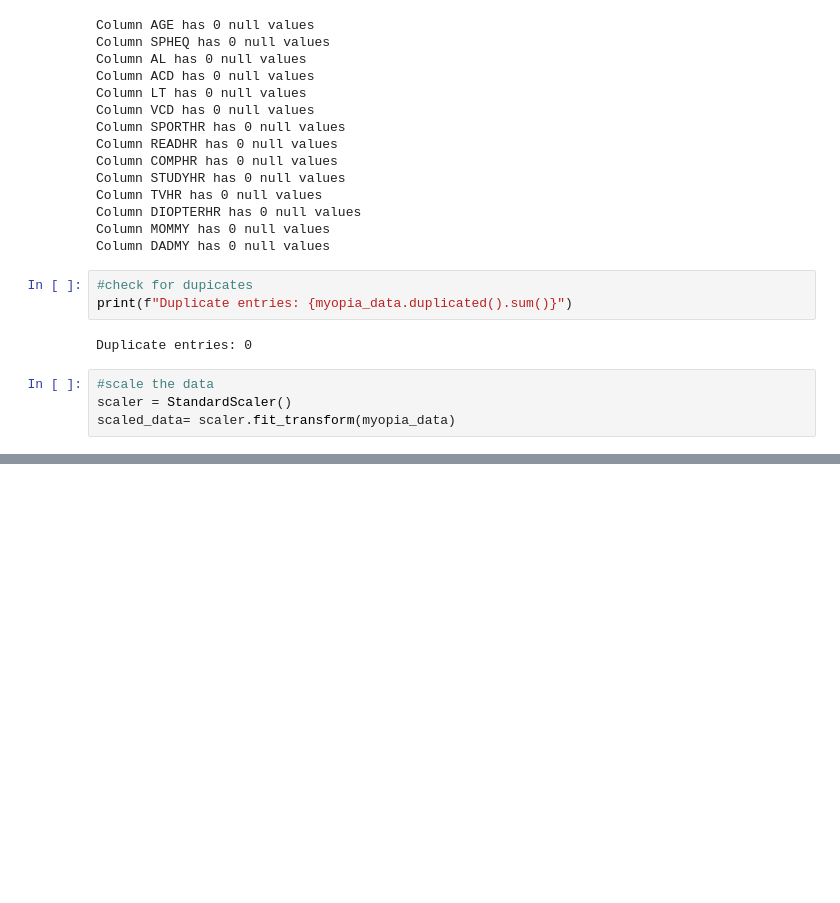
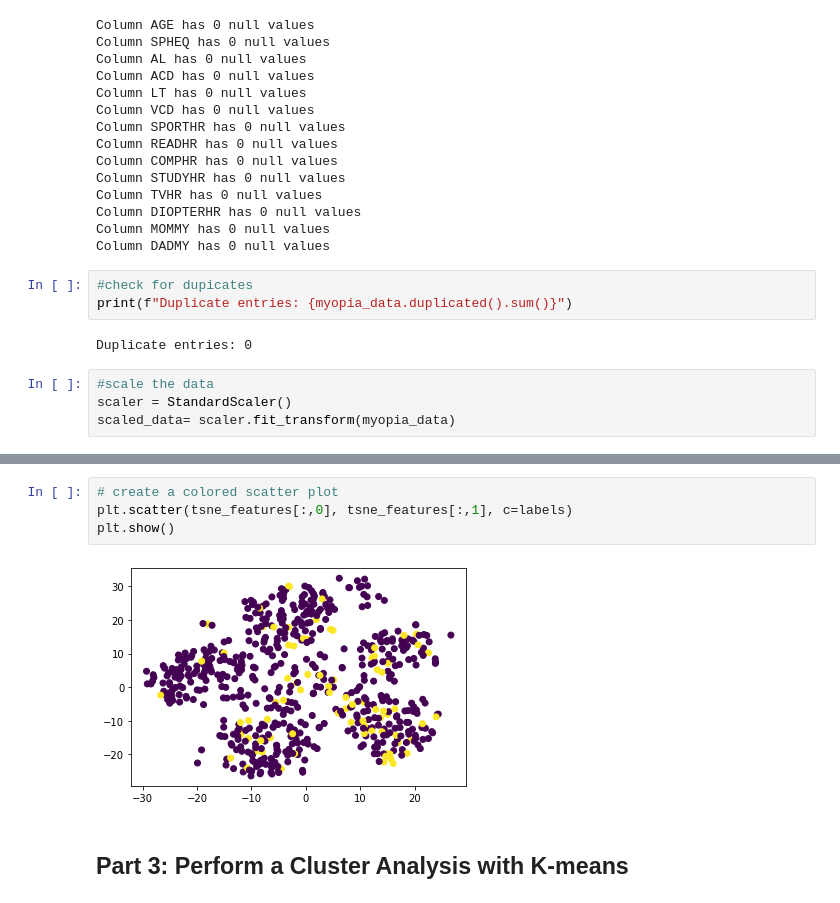
Before and after one commit to 17sarahstoffel/myopia_clusters, a Jupyter notebook: myopia.ipynb, the cells around one changed output, grey strips where cells are left out. Cells and saved outputs as stored; diff of their text form; blank space fills up the shorter version.

Commit message:
Part 2 complete

```diff
--- a/myopia.ipynb
+++ b/myopia.ipynb
@@ -89,0 +152,8 @@ scaled_myopia_data.head()
+# %%
+# create a colored scatter plot
+plt.scatter(tsne_features[:,0], tsne_features[:,1], c=labels)
+plt.show()
+# %% [output]
+[figure, added]
+# %% [markdown]
+## Part 3: Perform a Cluster Analysis with K-means
```
Also changed, not shown: parts of 10 cells of this notebook.
